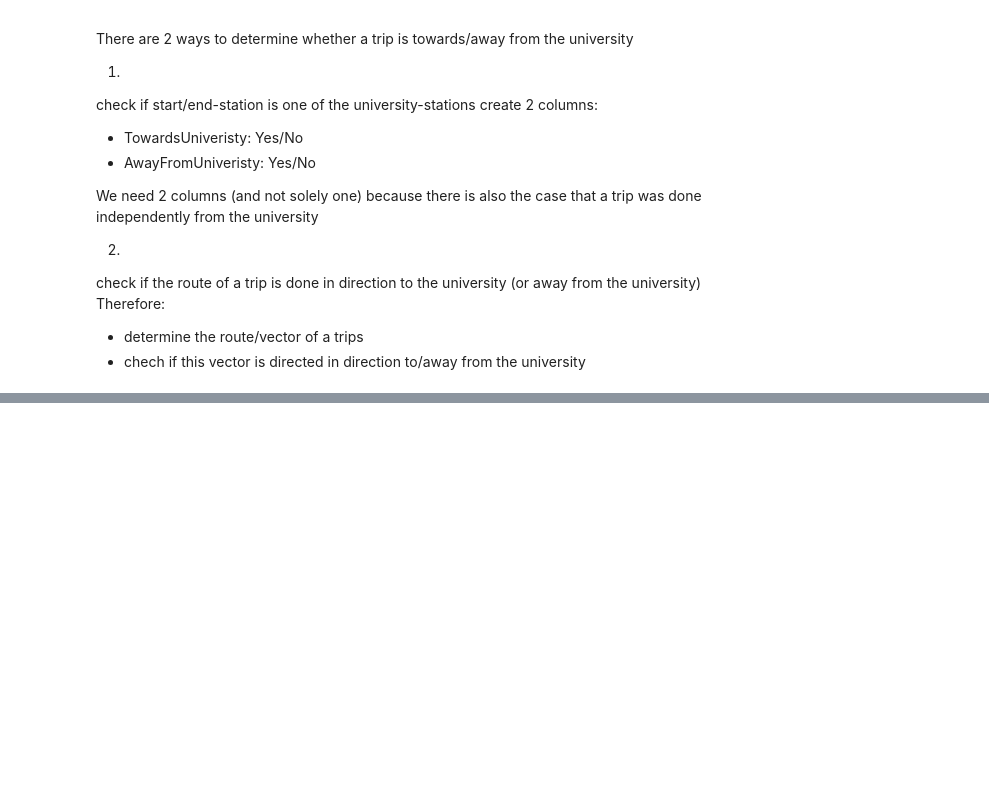
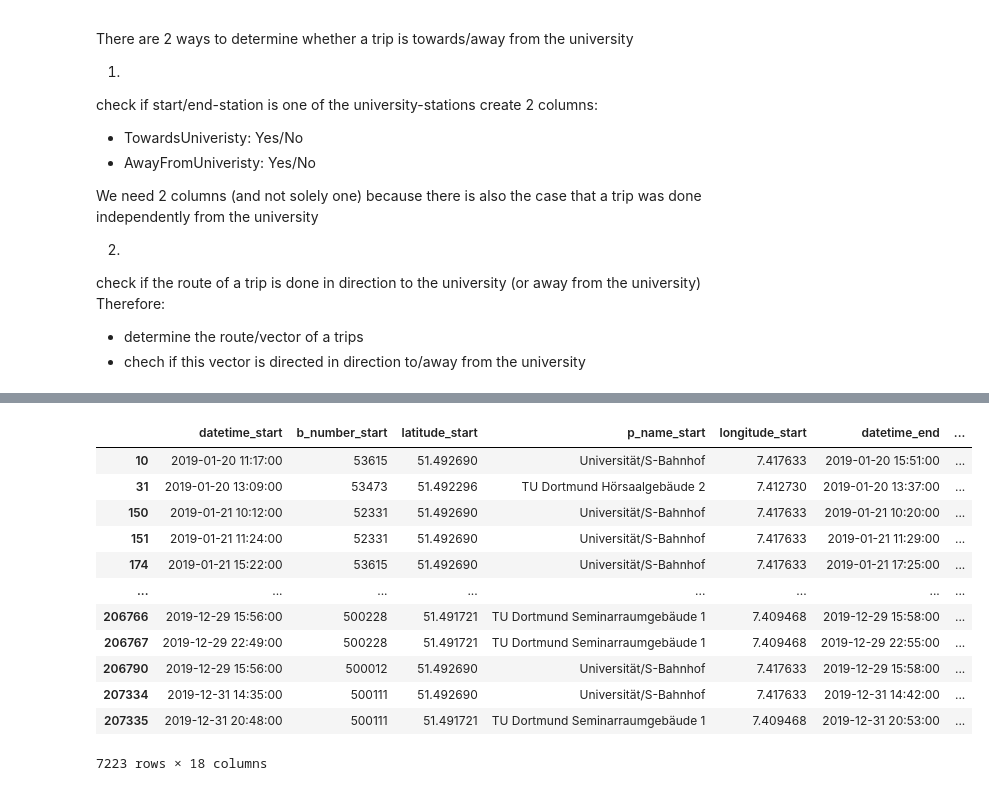
Before and after one commit to ey96/DataScienceBikesharing, a Jupyter notebook: notebooks/Task 3 - Prediction.ipynb, the cells around one changed output, grey strips where cells are left out. Drawn from its saved outputs; the diff is of its cells as text; code cells hidden in the pictures; blank space fills up the shorter version.

```diff
--- a/notebooks/Task 3 - Prediction.ipynb
+++ b/notebooks/Task 3 - Prediction.ipynb
@@ -95,6 +120,6 @@ Therefore:
 - determine the route/vector of a trips
 - chech if this vector is directed in direction to/away from the university
 # %%
-trips = pd.read_csv("../data/processed/dortmund_trips.csv", index_col = 0)
+df = pd.read_csv("../data/processed/dortmund_trips.csv", index_col = 0)
 # %%
 university_stations = ["TU Dortmund Seminarraumgebäude 1", "TU Dortmund Hörsaalgebäude 2", "Universität/S-Bahnhof", "TU Dortmund Emil-Figge-Straße 50", "FH-Dortmund Emil-Figge-Straße 42"]
@@ -109,4 +126,4 @@ True
 # %%
-trips['TowardsUniversity'] = trips['p_name_end'].apply(lambda x: 1 if x in university_stations else 0)
+df['towardsUniversity'] = df['p_name_end'].apply(lambda x: 1 if x in university_stations else 0)
 # %%
-trips['AwayFromUniveristy'] = trips['p_name_start'].apply(lambda x: 1 if x in university_stations else 0)
+df['awayFromUniveristy'] = df['p_name_start'].apply(lambda x: 1 if x in university_stations else 0)
@@ -128,0 +146,16 @@ trips
+# %%
+df[(df["towardsUniversity"] == 1) & (df["awayFromUniveristy"] == 1)]
+# %% [output]
+|  | datetime_start | b_number_start | latitude_start | p_name_start | longitude_start | datetime_end | ... |
+| 10 | 2019-01-20 11:17:00 | 53615 | 51.492690 | Universität/S-Bahnhof | 7.417633 | 2019-01-20 15:51:00 | ... |
+| 31 | 2019-01-20 13:09:00 | 53473 | 51.492296 | TU Dortmund Hörsaalgebäude 2 | 7.412730 | 2019-01-20 13:37:00 | ... |
+| 150 | 2019-01-21 10:12:00 | 52331 | 51.492690 | Universität/S-Bahnhof | 7.417633 | 2019-01-21 10:20:00 | ... |
+| 151 | 2019-01-21 11:24:00 | 52331 | 51.492690 | Universität/S-Bahnhof | 7.417633 | 2019-01-21 11:29:00 | ... |
+| 174 | 2019-01-21 15:22:00 | 53615 | 51.492690 | Universität/S-Bahnhof | 7.417633 | 2019-01-21 17:25:00 | ... |
+| ... | ... | ... | ... | ... | ... | ... | ... |
+| 206766 | 2019-12-29 15:56:00 | 500228 | 51.491721 | TU Dortmund Seminarraumgebäude 1 | 7.409468 | 2019-12-29 15:58:00 | ... |
+| 206767 | 2019-12-29 22:49:00 | 500228 | 51.491721 | TU Dortmund Seminarraumgebäude 1 | 7.409468 | 2019-12-29 22:55:00 | ... |
+| 206790 | 2019-12-29 15:56:00 | 500012 | 51.492690 | Universität/S-Bahnhof | 7.417633 | 2019-12-29 15:58:00 | ... |
+| 207334 | 2019-12-31 14:35:00 | 500111 | 51.492690 | Universität/S-Bahnhof | 7.417633 | 2019-12-31 14:42:00 | ... |
+| 207335 | 2019-12-31 20:48:00 | 500111 | 51.491721 | TU Dortmund Seminarraumgebäude 1 | 7.409468 | 2019-12-31 20:53:00 | ... |
+7223 rows × 18 columns
```
Also changed, not shown: parts of 38 cells of this notebook.
